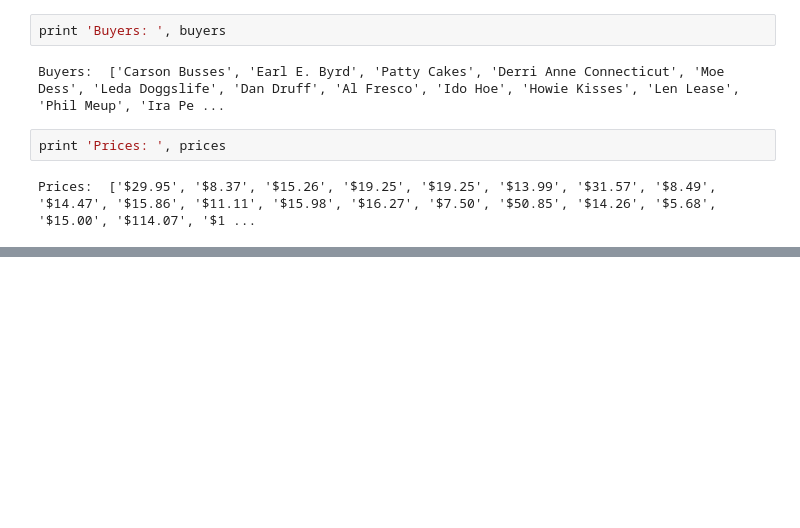
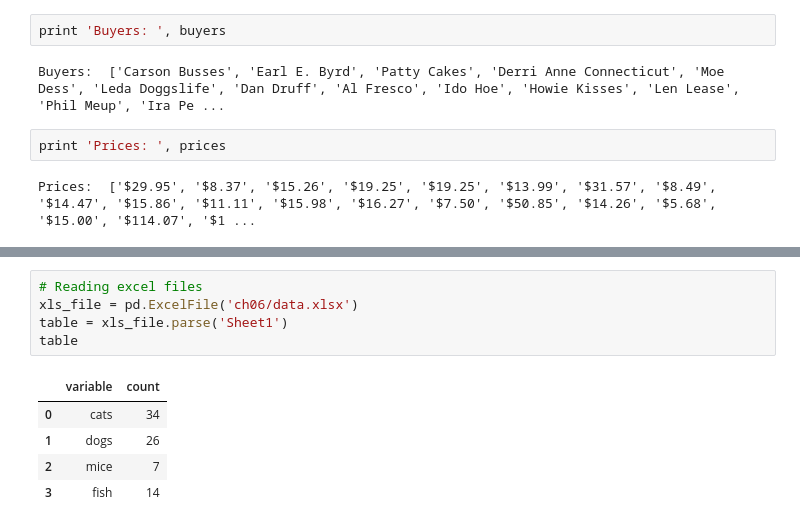
Before and after one commit to t-redactyl/Python-for-data-analysis, a Jupyter notebook: pfda_chapter_6.ipynb, the cells around one changed output, grey strips where cells are left out. Cells and saved outputs as stored; diff of their text form; blank space fills up the shorter version.

```diff
--- a/pfda_chapter_6.ipynb
+++ b/pfda_chapter_6.ipynb
@@ -390,0 +409,11 @@ Prices:  ['$29.95', '$8.37', '$15.26', '$19.25', '$19.25', '$13.99', '$31.57', '
+# %%
+# Reading excel files
+xls_file = pd.ExcelFile('ch06/data.xlsx')
+table = xls_file.parse('Sheet1')
+table
+# %% [output]
+|  | variable | count |
+| 0 | cats | 34 |
+| 1 | dogs | 26 |
+| 2 | mice | 7 |
+| 3 | fish | 14 |
```
Also changed, not shown: parts of 15 cells of this notebook.
